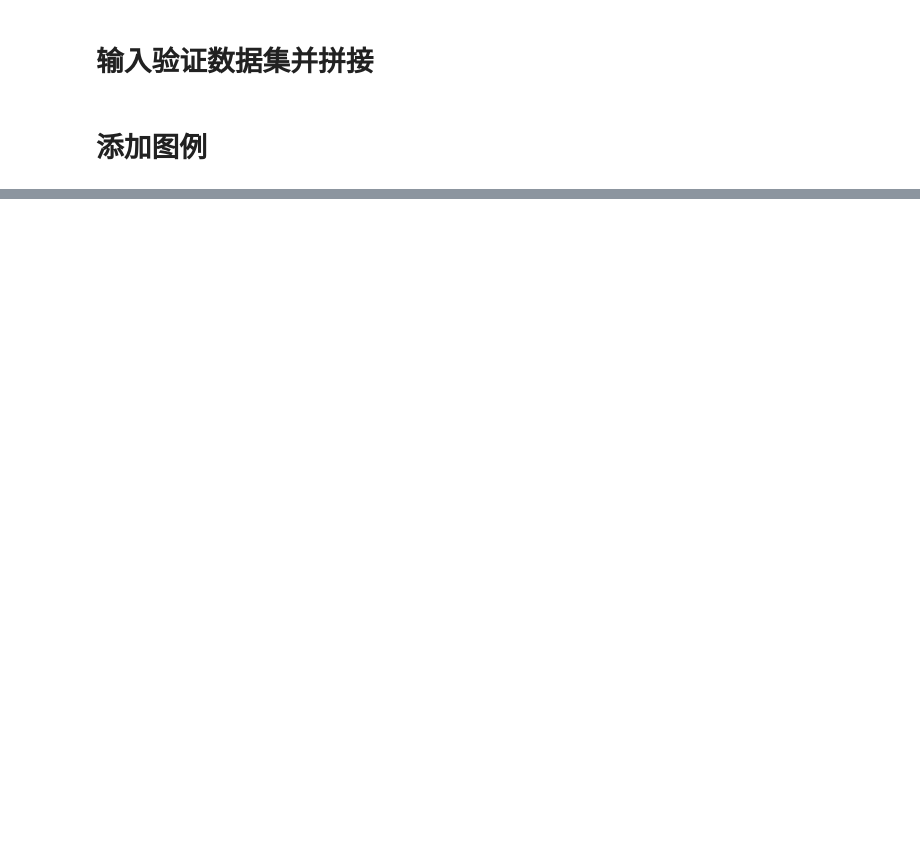
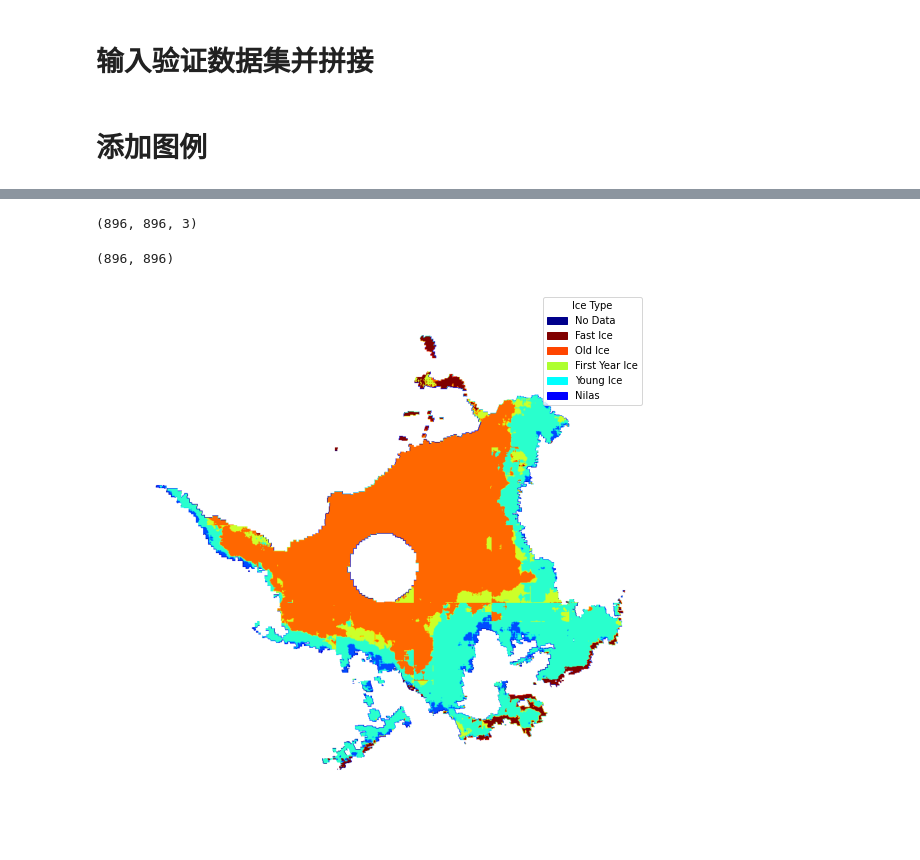
Before and after one commit to LittlematchLM/sea_ice_classification, a Jupyter notebook: sea_ice_classification_image_segmentation.ipynb, the cells around one changed output, grey strips where cells are left out. Drawn from its saved outputs; the diff is of its cells as text; code cells hidden in the pictures; blank space fills up the shorter version.

```diff
--- a/sea_ice_classification_image_segmentation.ipynb
+++ b/sea_ice_classification_image_segmentation.ipynb
@@ -706,0 +766,22 @@ for day,full_png in zip(val_day,full_pngs):
+# %%
+img = cv2.imread(full_pngs[0])
+img = cv2.cvtColor(img, cv2.COLOR_BGR2RGB)
+# %%
+img.shape
+# %% [output]
+(896, 896, 3)
+# %%
+(img[:,:,2]==127).shape
+# %% [output]
+(896, 896)
+# %%
+img[img[:,:,2]==127,:]=255
+# %%
+fig = plt.figure(figsize=(10,10))
+plt.imshow(img)
+plt.legend(loc='upper right',handles=[NODATA,FI,OI ,FYI, YI ,N], title='Ice Type')
+plt.axis('off')
+plt.show()
+# plt.savefig(save_path+'\\'+day+'.png')
+# %% [output]
+[figure, added]
```
Also changed, not shown: parts of 48 cells of this notebook, 11 other files.
